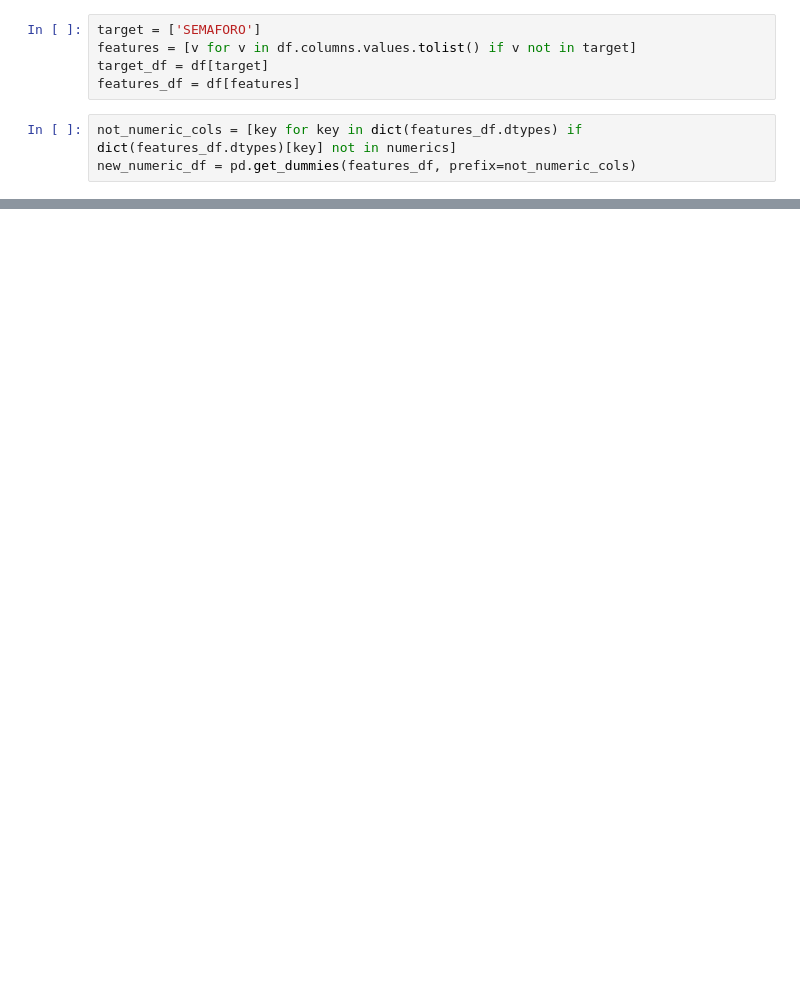
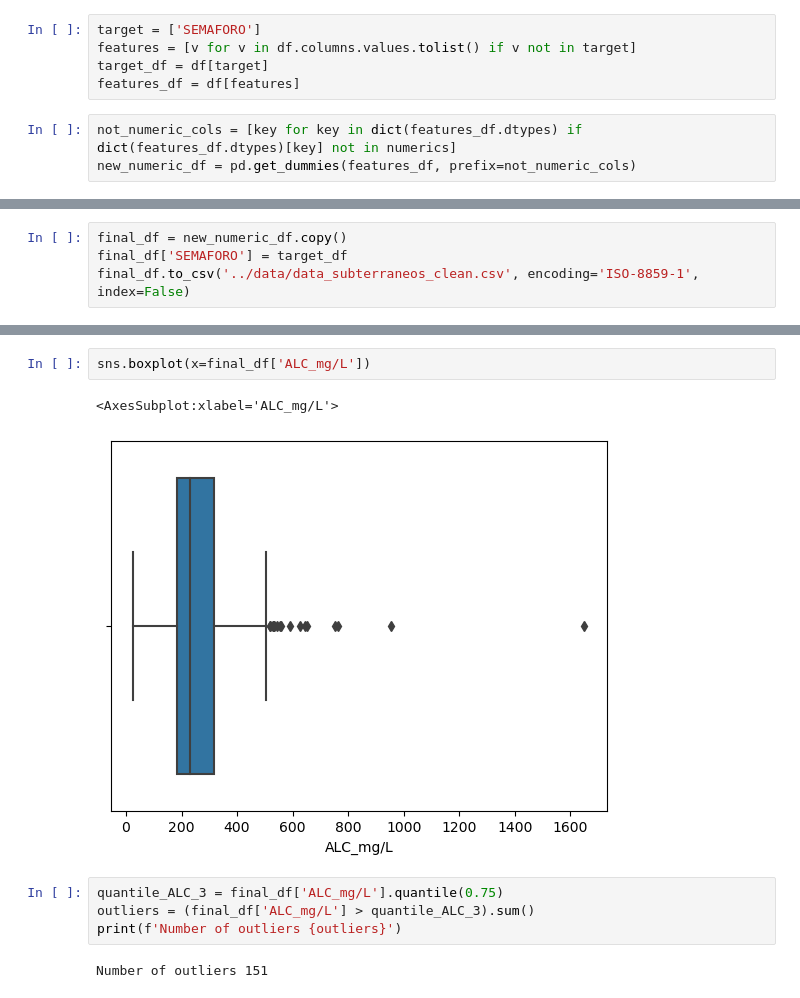
Before and after one commit to PosgradoMNA/actividades-del-projecto-cad_equipo_11, a Jupyter notebook: notebooks/reto_entrega_1.ipynb, the cells around one changed output, grey strips where cells are left out. Drawn from its saved outputs; the diff is of its cells as text; blank space fills up the shorter version.

```diff
--- a/notebooks/reto_entrega_1.ipynb
+++ b/notebooks/reto_entrega_1.ipynb
@@ -108,0 +88,4 @@ dtype: object
+# %%
+final_df = new_numeric_df.copy()
+final_df['SEMAFORO'] = target_df
+final_df.to_csv('../data/data_subterraneos_clean.csv', encoding='ISO-8859-1', index=False)
@@ -108,0 +107,11 @@ dtype: object
+# %%
+sns.boxplot(x=final_df['ALC_mg/L'])
+# %% [output]
+<AxesSubplot:xlabel='ALC_mg/L'>
+[figure, added]
+# %%
+quantile_ALC_3 = final_df['ALC_mg/L'].quantile(0.75)
+outliers = (final_df['ALC_mg/L'] > quantile_ALC_3).sum()
+print(f'Number of outliers {outliers}')
+# %% [output]
+Number of outliers 151
```
Also changed, not shown: parts of 17 cells of this notebook, 2 other files.
